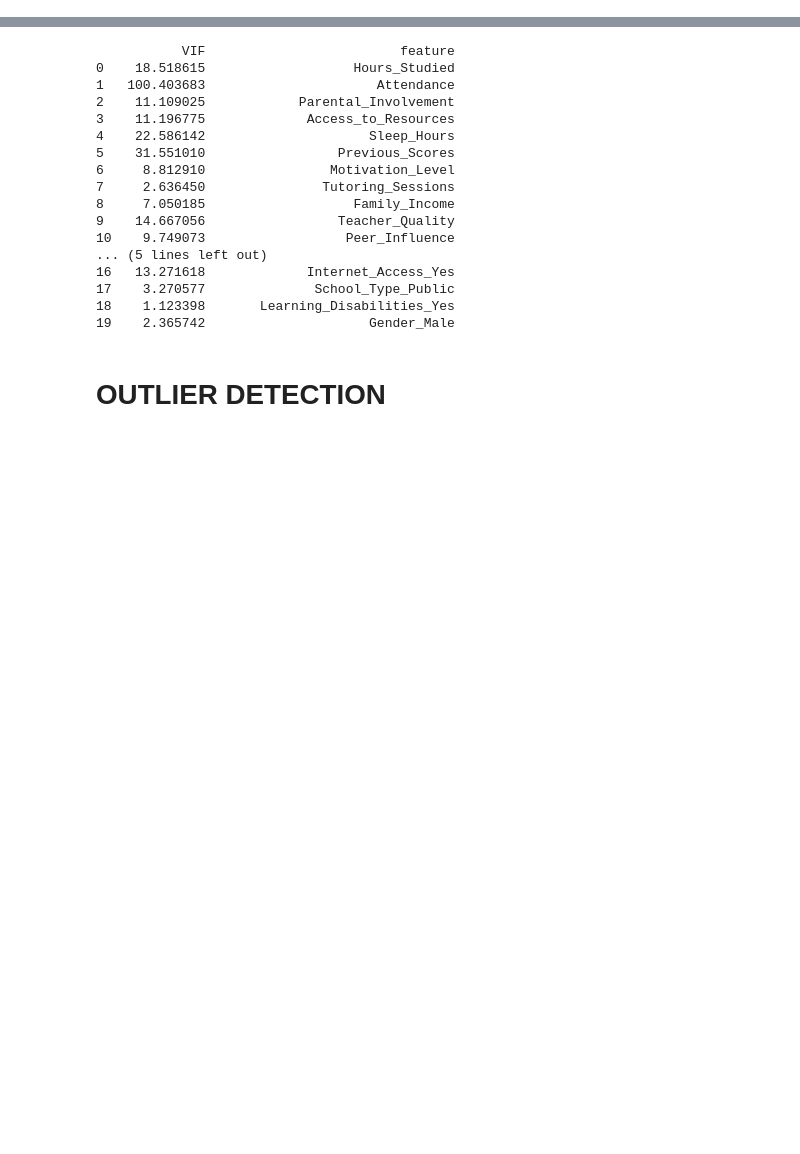
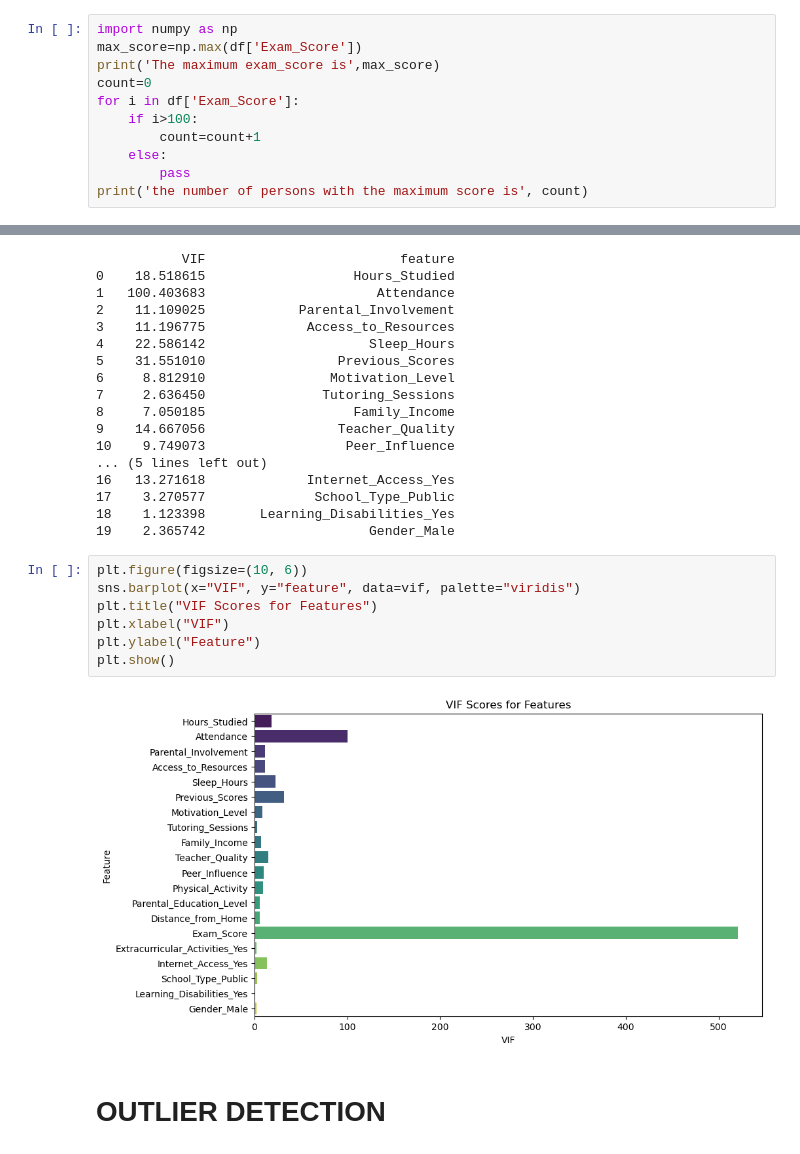
Before and after one commit to sikaneka/Student_Performance_Factors, a Jupyter notebook: Student_Performance_EDA.ipynb, the cells around one changed output, grey strips where cells are left out. Drawn from its saved outputs; the diff is of its cells as text; blank space fills up the shorter version.

```diff
--- a/Student_Performance_EDA.ipynb
+++ b/Student_Performance_EDA.ipynb
@@ -159,3 +158,14 @@ duplicate=df.duplicated().sum()
 print(duplicate[duplicate>0])
 # %% [output]
 []
+# %%
+import numpy as np
+max_score=np.max(df['Exam_Score'])
+print('The maximum exam_score is',max_score)
+count=0
+for i in df['Exam_Score']:
+    if i>100:
+        count=count+1
+    else:
+        pass
+print('the number of persons with the maximum score is', count)
@@ -374,6 +393,15 @@ print(vif)
 17    3.270577              School_Type_Public
 18    1.123398       Learning_Disabilities_Yes
 19    2.365742                     Gender_Male
+# %%
+plt.figure(figsize=(10, 6))
+sns.barplot(x="VIF", y="feature", data=vif, palette="viridis")
+plt.title("VIF Scores for Features")
+plt.xlabel("VIF")
+plt.ylabel("Feature")
+plt.show()
+# %% [output]
+[figure, added]
 # %% [markdown]
 # OUTLIER DETECTION
 # %%
```
Also changed, not shown: parts of 14 cells of this notebook.
